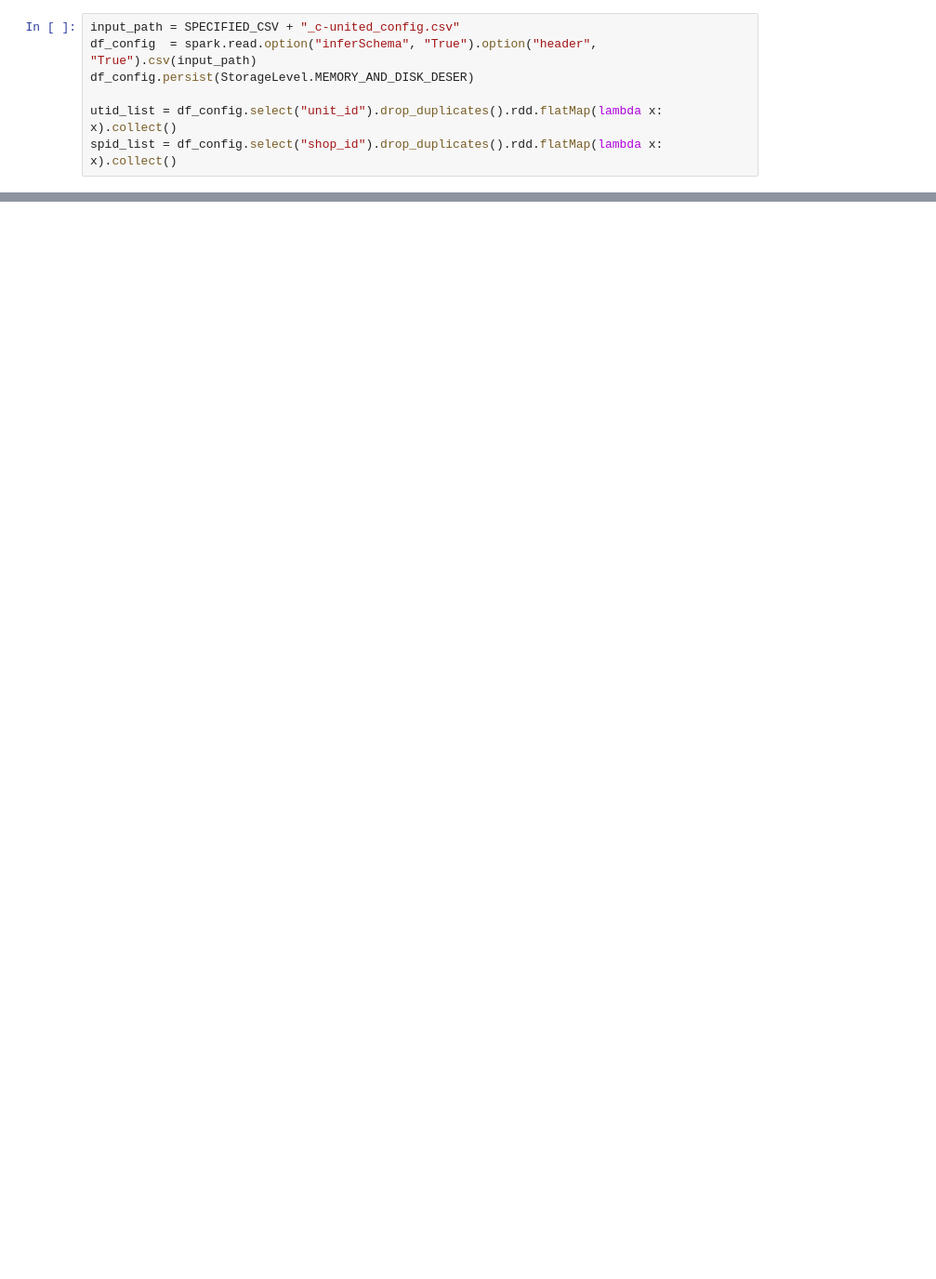
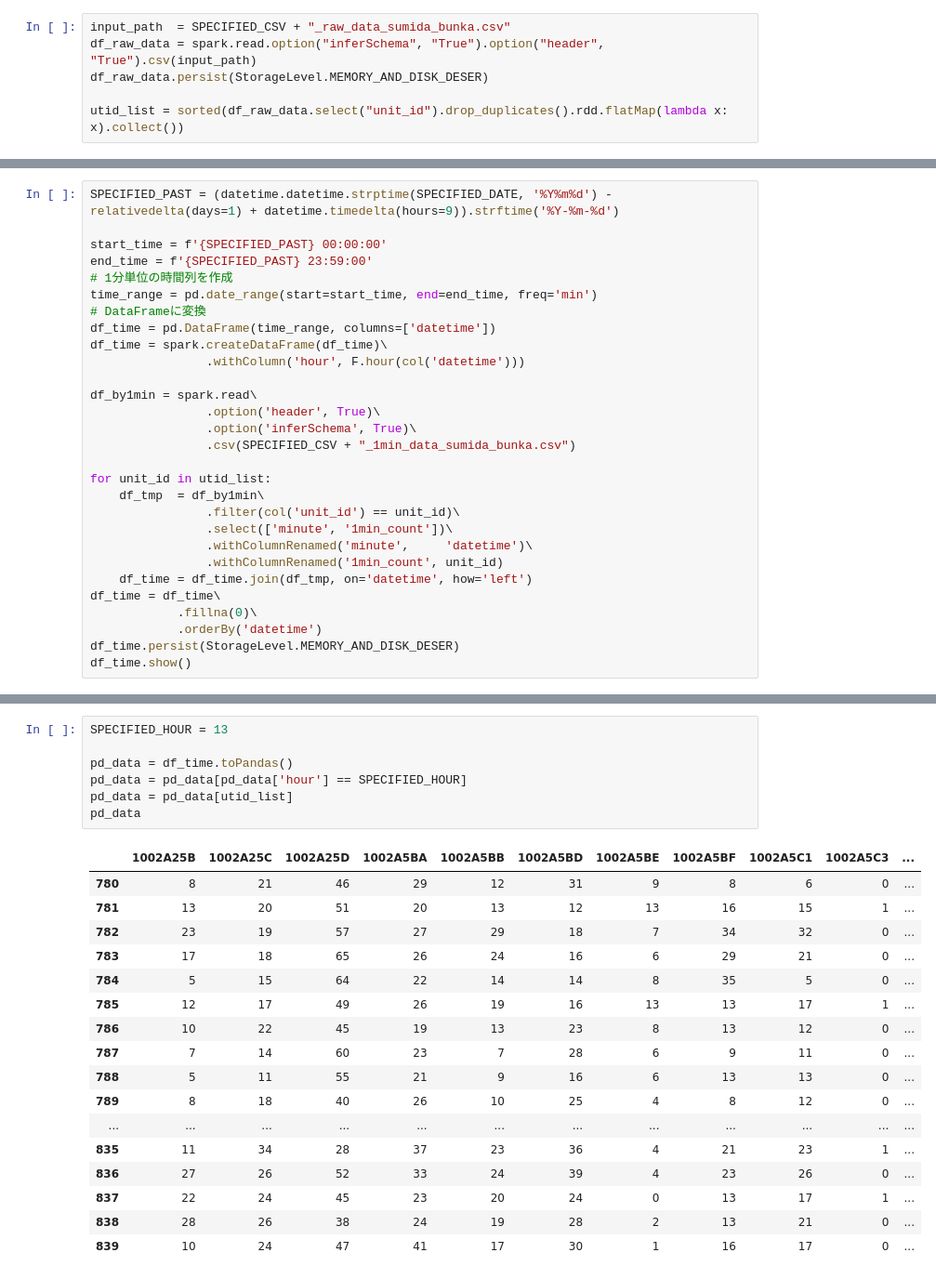
Before and after one commit to leggings8942/time_series_model, a Jupyter notebook: SVAR_model_handmade.ipynb, the cells around one changed output, grey strips where cells are left out. Shown at 93% size. Drawn from its saved outputs; the diff is of its cells as text; blank space fills up the shorter version.

```diff
--- a/SVAR_model_handmade.ipynb
+++ b/SVAR_model_handmade.ipynb
@@ -52,7 +50,6 @@ SPECIFIED_CSV  = SPECIFIED_PATH + SPECIFIED_DATE
 # %%
-input_path = SPECIFIED_CSV + "_c-united_config.csv"
-df_config  = spark.read.option("inferSchema", "True").option("header", "True").csv(input_path)
-df_config.persist(StorageLevel.MEMORY_AND_DISK_DESER)
+input_path  = SPECIFIED_CSV + "_raw_data_sumida_bunka.csv"
+df_raw_data = spark.read.option("inferSchema", "True").option("header", "True").csv(input_path)
+df_raw_data.persist(StorageLevel.MEMORY_AND_DISK_DESER)
 
-utid_list = df_config.select("unit_id").drop_duplicates().rdd.flatMap(lambda x: x).collect()
-spid_list = df_config.select("shop_id").drop_duplicates().rdd.flatMap(lambda x: x).collect()
+utid_list = sorted(df_raw_data.select("unit_id").drop_duplicates().rdd.flatMap(lambda x: x).collect())
@@ -209,0 +90,29 @@ x_train, x_test = x_data[0:3600], x_data[3600:]
+# %%
+SPECIFIED_PAST = (datetime.datetime.strptime(SPECIFIED_DATE, '%Y%m%d') - relativedelta(days=1) + datetime.timedelta(hours=9)).strftime('%Y-%m-%d')
+
+start_time = f'{SPECIFIED_PAST} 00:00:00'
+end_time = f'{SPECIFIED_PAST} 23:59:00'
+# 1分単位の時間列を作成
+time_range = pd.date_range(start=start_time, end=end_time, freq='min')
+# DataFrameに変換
+df_time = pd.DataFrame(time_range, columns=['datetime'])
+df_time = spark.createDataFrame(df_time)\
+				.withColumn('hour', F.hour(col('datetime')))
+
+df_by1min = spark.read\
+				.option('header', True)\
+				.option('inferSchema', True)\
+           		.csv(SPECIFIED_CSV + "_1min_data_sumida_bunka.csv")
+
+for unit_id in utid_list:
+    df_tmp  = df_by1min\
+        		.filter(col('unit_id') == unit_id)\
+          		.select(['minute', '1min_count'])\
+            	.withColumnRenamed('minute',     'datetime')\
+                .withColumnRenamed('1min_count', unit_id)
+    df_time = df_time.join(df_tmp, on='datetime', how='left')
+df_time = df_time\
+			.fillna(0)\
+    		.orderBy('datetime')
+df_time.persist(StorageLevel.MEMORY_AND_DISK_DESER)
+df_time.show()
@@ -209,0 +139,25 @@ x_train, x_test = x_data[0:3600], x_data[3600:]
+# %%
+SPECIFIED_HOUR = 13
+
+pd_data = df_time.toPandas()
+pd_data = pd_data[pd_data['hour'] == SPECIFIED_HOUR]
+pd_data = pd_data[utid_list]
+pd_data
+# %% [output]
+|  | 1002A25B | 1002A25C | 1002A25D | 1002A5BA | 1002A5BB | 1002A5BD | 1002A5BE | 1002A5BF | 1002A5C1 | 1002A5C3 | ... |
+| 780 | 8 | 21 | 46 | 29 | 12 | 31 | 9 | 8 | 6 | 0 | ... |
+| 781 | 13 | 20 | 51 | 20 | 13 | 12 | 13 | 16 | 15 | 1 | ... |
+| 782 | 23 | 19 | 57 | 27 | 29 | 18 | 7 | 34 | 32 | 0 | ... |
+| 783 | 17 | 18 | 65 | 26 | 24 | 16 | 6 | 29 | 21 | 0 | ... |
+| 784 | 5 | 15 | 64 | 22 | 14 | 14 | 8 | 35 | 5 | 0 | ... |
+| 785 | 12 | 17 | 49 | 26 | 19 | 16 | 13 | 13 | 17 | 1 | ... |
+| 786 | 10 | 22 | 45 | 19 | 13 | 23 | 8 | 13 | 12 | 0 | ... |
+| 787 | 7 | 14 | 60 | 23 | 7 | 28 | 6 | 9 | 11 | 0 | ... |
+| 788 | 5 | 11 | 55 | 21 | 9 | 16 | 6 | 13 | 13 | 0 | ... |
+| 789 | 8 | 18 | 40 | 26 | 10 | 25 | 4 | 8 | 12 | 0 | ... |
+| ... | ... | ... | ... | ... | ... | ... | ... | ... | ... | ... | ... |
+| 835 | 11 | 34 | 28 | 37 | 23 | 36 | 4 | 21 | 23 | 1 | ... |
+| 836 | 27 | 26 | 52 | 33 | 24 | 39 | 4 | 23 | 26 | 0 | ... |
+| 837 | 22 | 24 | 45 | 23 | 20 | 24 | 0 | 13 | 17 | 1 | ... |
+| 838 | 28 | 26 | 38 | 24 | 19 | 28 | 2 | 13 | 21 | 0 | ... |
+| 839 | 10 | 24 | 47 | 41 | 17 | 30 | 1 | 16 | 17 | 0 | ... |
```
Also changed, not shown: parts of 26 cells of this notebook, 2 other files.
